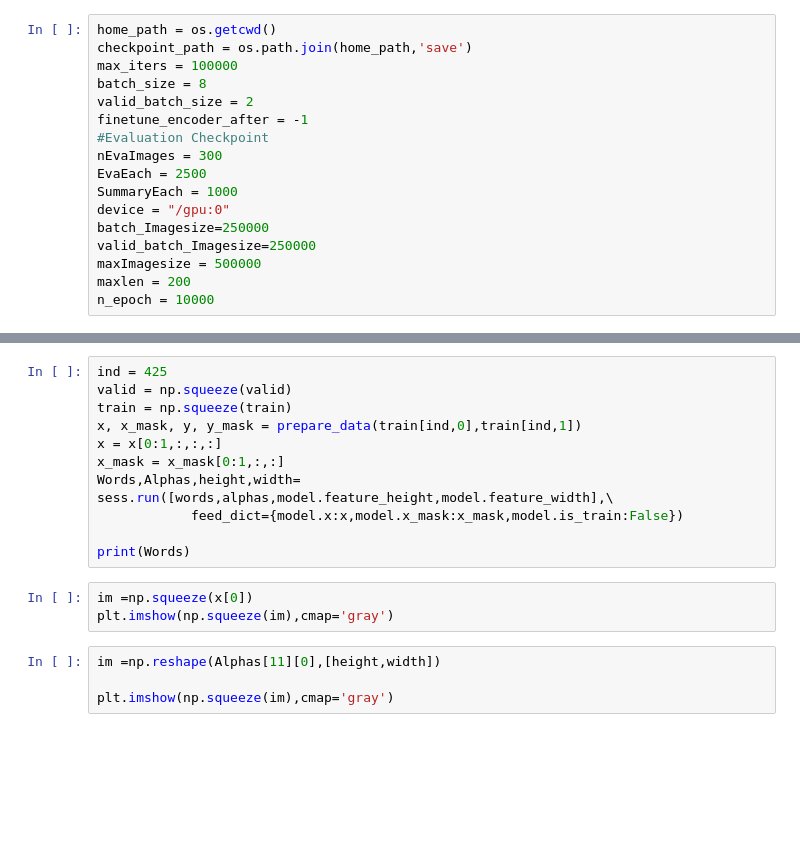
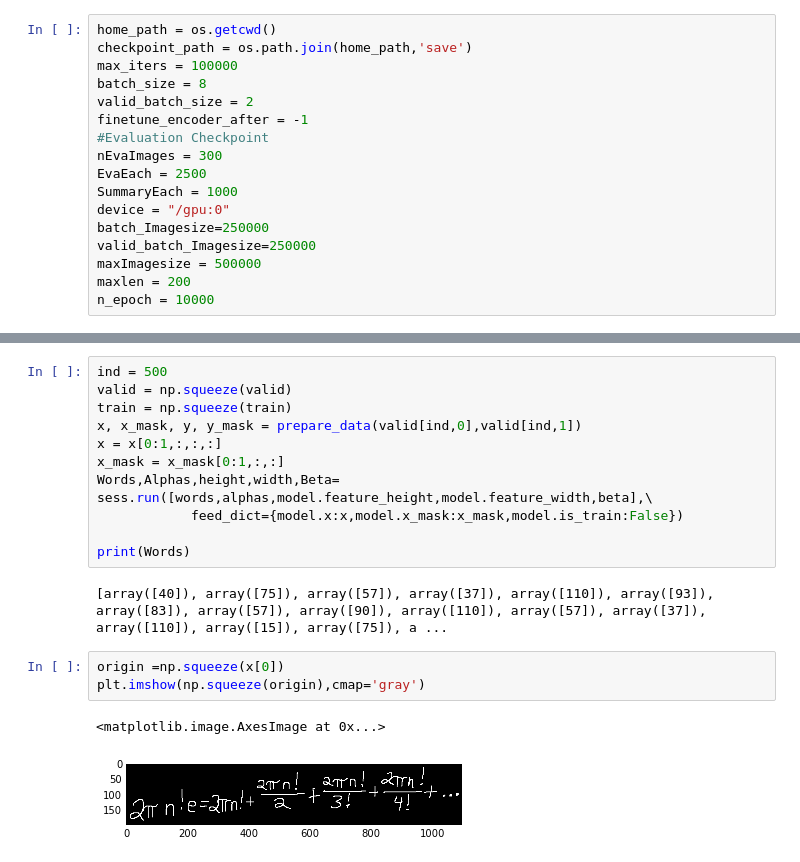
Before and after one commit to menglin0320/wap-on-tensor, a Jupyter notebook: test_greedy.ipynb, the cells around one changed output, grey strips where cells are left out. Drawn from its saved outputs; the diff is of its cells as text; blank space fills up the shorter version.

```diff
--- a/test_greedy.ipynb
+++ b/test_greedy.ipynb
@@ -67,18 +72,19 @@ valid,valid_uid_list = dataIterator(valid_datasets[0], valid_datasets[1],
 # %%
-ind = 425
+ind = 500
 valid = np.squeeze(valid)
 train = np.squeeze(train)
-x, x_mask, y, y_mask = prepare_data(train[ind,0],train[ind,1])
+x, x_mask, y, y_mask = prepare_data(valid[ind,0],valid[ind,1])
 x = x[0:1,:,:,:]
 x_mask = x_mask[0:1,:,:]
-Words,Alphas,height,width= sess.run([words,alphas,model.feature_height,model.feature_width],\
+Words,Alphas,height,width,Beta= sess.run([words,alphas,model.feature_height,model.feature_width,beta],\
             feed_dict={model.x:x,model.x_mask:x_mask,model.is_train:False})
 
 print(Words)
+# %% [output]
+[array([40]), array([75]), array([57]), array([37]), array([110]), array([93]), array([83]), array([57]), array([90]), array([110]), array([57]), array([37]), array([110]), array([15]), array([75]), a ...
 # %%
-im =np.squeeze(x[0])
-plt.imshow(np.squeeze(im),cmap='gray')
+origin =np.squeeze(x[0])
+plt.imshow(np.squeeze(origin),cmap='gray')
+# %% [output]
+<matplotlib.image.AxesImage at 0x...>
+[figure, added]
-# %%
-im =np.reshape(Alphas[11][0],[height,width])
-
-plt.imshow(np.squeeze(im),cmap='gray')
```
Also changed, not shown: parts of 4 cells of this notebook, 3 other files.
